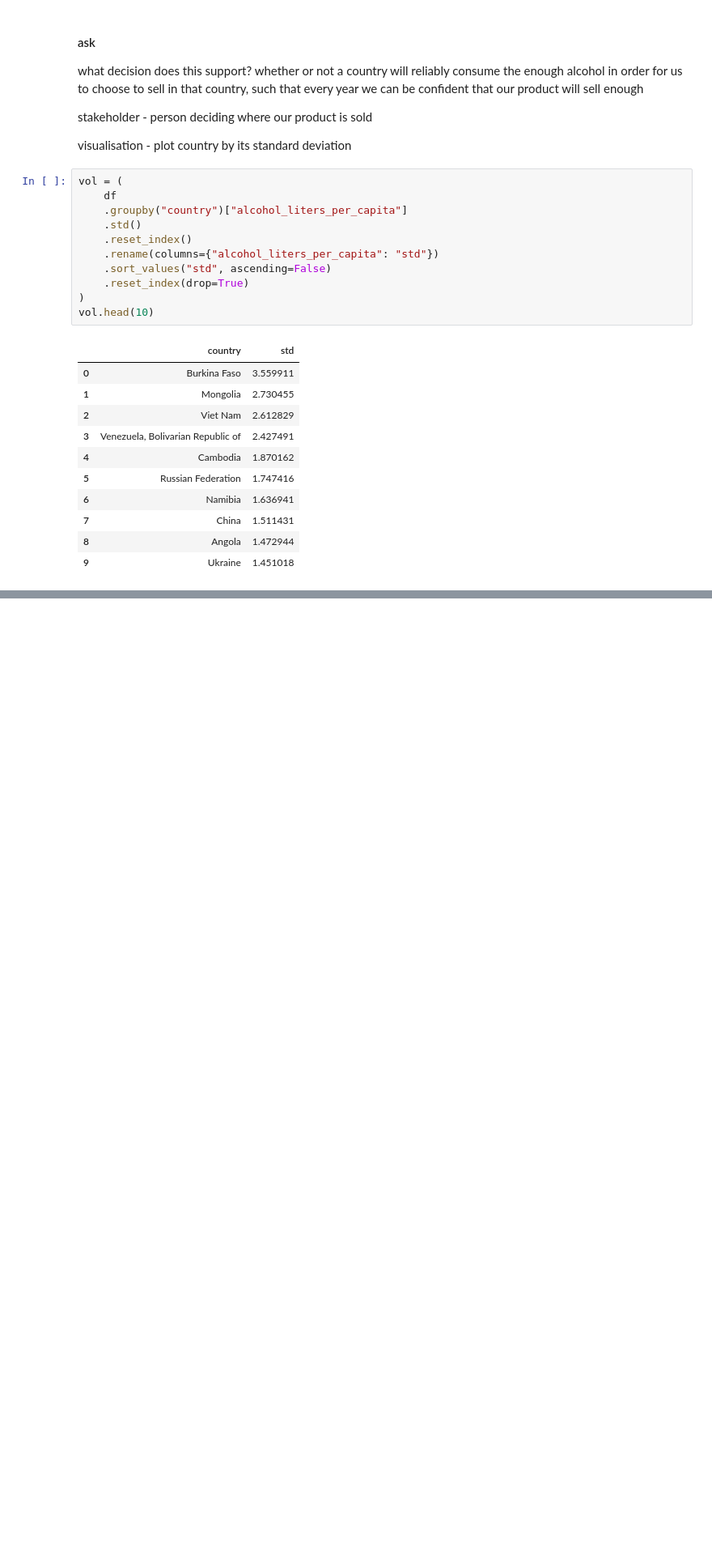
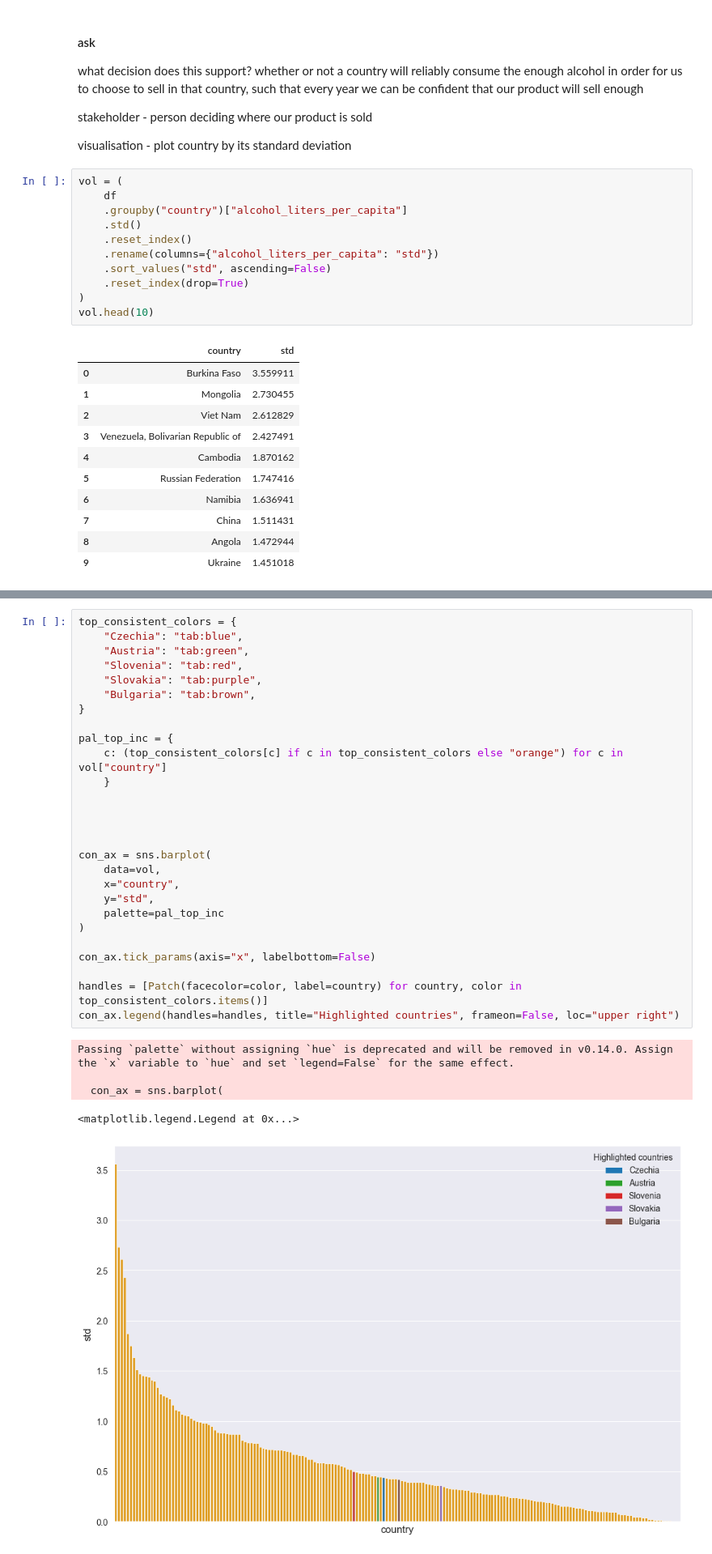
Before and after one commit to Huang-Hao-Gao/global-alcohol-consumption-analysis, a Jupyter notebook: analysis.ipynb, the cells around one changed output, grey strips where cells are left out. Shown at 81% size. Drawn from its saved outputs; the diff is of its cells as text; blank space fills up the shorter version.

```diff
--- a/analysis.ipynb
+++ b/analysis.ipynb
@@ -369,0 +421,33 @@ Passing `palette` without assigning `hue` is deprecated and will be removed in v
+# %%
+top_consistent_colors = {
+    "Czechia": "tab:blue",
+    "Austria": "tab:green",
+    "Slovenia": "tab:red",
+    "Slovakia": "tab:purple",
+    "Bulgaria": "tab:brown",
+}
+
+pal_top_inc = {
+    c: (top_consistent_colors[c] if c in top_consistent_colors else "orange") for c in vol["country"]
+    }
+
+
+
+
+con_ax = sns.barplot(
+    data=vol,
+    x="country",
+    y="std",
+    palette=pal_top_inc
+)
+
+con_ax.tick_params(axis="x", labelbottom=False)
+
+handles = [Patch(facecolor=color, label=country) for country, color in top_consistent_colors.items()]
+con_ax.legend(handles=handles, title="Highlighted countries", frameon=False, loc="upper right")
+# %% [output]
+Passing `palette` without assigning `hue` is deprecated and will be removed in v0.14.0. Assign the `x` variable to `hue` and set `legend=False` for the same effect.
+
+  con_ax = sns.barplot(
+<matplotlib.legend.Legend at 0x...>
+[figure, added]
```
Also changed, not shown: parts of 7 cells of this notebook.
